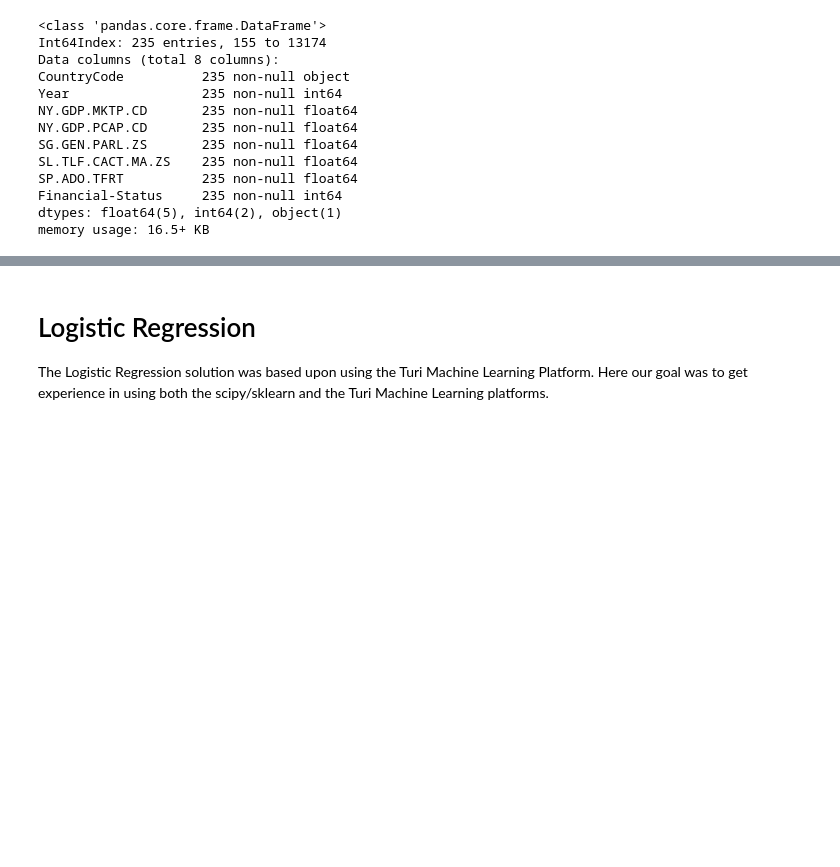
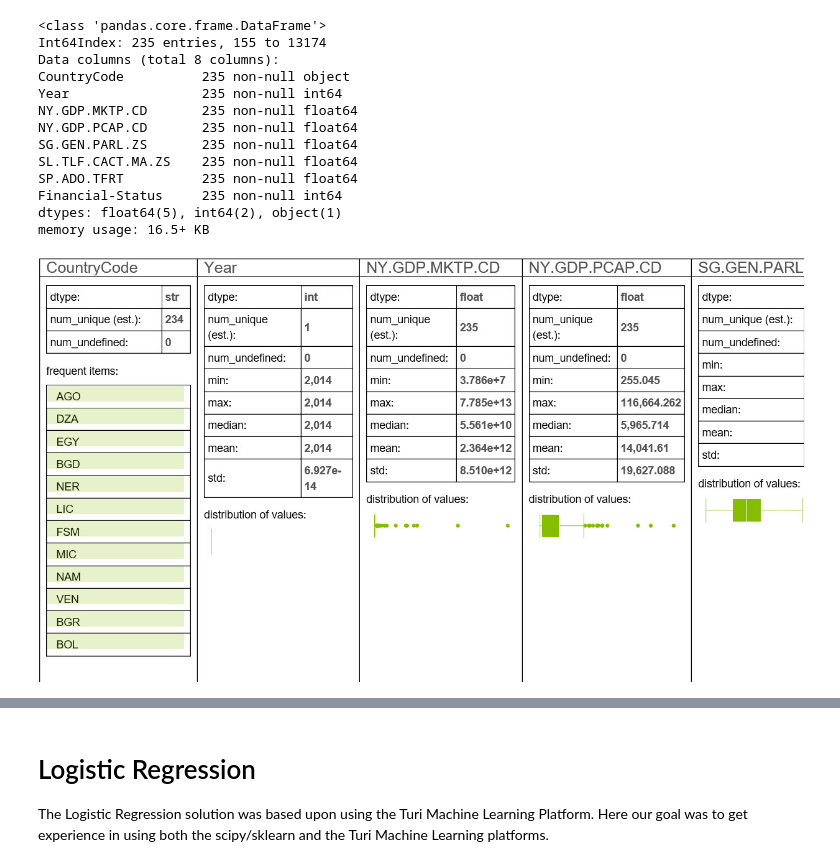
Before and after one commit to sanjayj/SMUMSDS2016, a Jupyter notebook: MinilabRev4-LogisticRegression.ipynb, the cells around one changed output, grey strips where cells are left out. Saved outputs shown, nothing was run; the diff lists cells and outputs as text; code cells hidden in the pictures; blank space fills up the shorter version.

Commit message:
Updated Logistic Regression Support for Mini-Lab with images

```diff
--- a/MinilabRev4-LogisticRegression.ipynb
+++ b/MinilabRev4-LogisticRegression.ipynb
@@ -622,6 +622,11 @@ sf_all_2014 = gl.SFrame(df_all_2014)
 # Same counter part in Pandas is df.describe()
 # https://turi.com/learn/translator/
 sf_all_2014.show()
+# %%
+from IPython.display import Image
+Image(filename="images/sf_all_2014_show_method.jpg")
+# %% [output]
+[figure, added]
 # %%
 # Show the histogram of the sf_all_2014['Financial-Status'] categorical variable breakdown
 sf_all_2014['Financial-Status'].show(view='Categorical')
```
Also changed, not shown: parts of 2 cells of this notebook.
